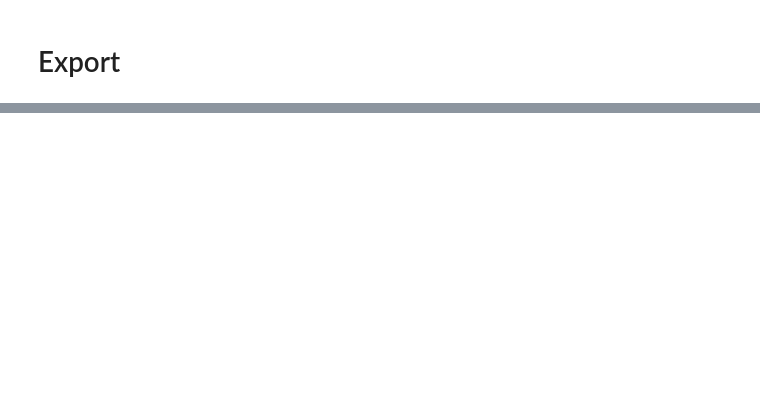
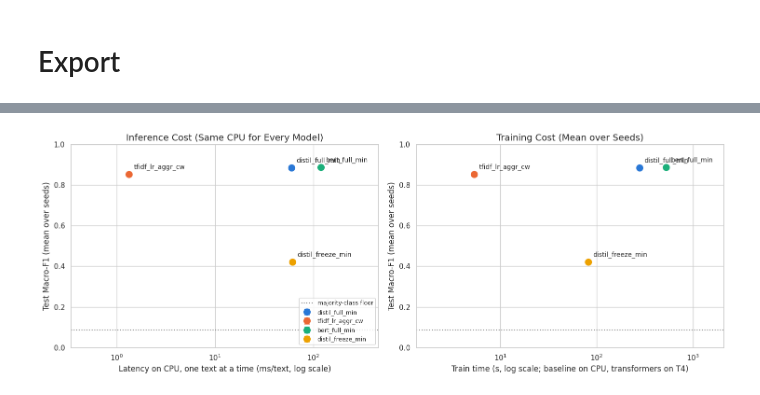
Before and after one commit to volethanhtrieu/DL_Assignment-02, a Jupyter notebook: notebooks/A2_emotion.ipynb, the cells around one changed output, grey strips where cells are left out. Saved outputs shown, nothing was run; the diff lists cells and outputs as text; code cells hidden in the pictures; blank space fills up the shorter version.

```diff
--- a/notebooks/A2_emotion.ipynb
+++ b/notebooks/A2_emotion.ipynb
@@ -1998,9 +2286,10 @@ split_stats.to_csv(os.path.join(RESULTS_DIR, "split_stats.csv"))
 with open(os.path.join(RESULTS_DIR, "hardware.json"), "w") as f:
     json.dump(hardware_info, f, indent=2)
 
-# Per-class val results of the main run of each model; the test tables come after model selection
-val_preds = {best_baseline: baseline_runs[best_baseline]["val_pred"], "distil_full_min": full_out["val_pred"],
-             "bert_full_min": bert_out["val_pred"]}
+# Per-class val results of the main run of each model and setup; the test tables come after model selection
+val_preds = {min_name: baseline_runs[min_name]["val_pred"], aggr_name: baseline_runs[aggr_name]["val_pred"],
+             "distil_full_min": full_out["val_pred"], "bert_full_min": bert_out["val_pred"],
+             "distil_freeze_min": freeze_out["val_pred"]}
 for run_name, pred in val_preds.items():
     per_class_table(y_val, pred).to_csv(os.path.join(RESULTS_DIR, f"per_class_val_{run_name}.csv"))
 
@@ -2044,0 +3050,72 @@ Zip: /content/drive/MyDrive/DL/A2/results_export.zip (0.80 MB)
+# %%
+# ============================================================
+# 34) Compute cost table and cost vs quality
+# ============================================================
+display(Markdown("## 34. Compute Cost Table"))
+
+res = pd.DataFrame(results)
+val_res = res[res["split"] == "val"]
+test_res = res[res["split"] == "test"].set_index("run")
+latency = latency_df.pivot(index="run", columns="device", values="median_ms")
+
+cost_rows = []
+for run_name in MAIN_TEST_RUNS:
+    main = val_res[val_res["run"] == run_name].iloc[0]
+    # Every seed of the same model and setup (the baseline has one run)
+    same = val_res[(val_res["model"] == main["model"]) & (val_res["text"] == main["text"])
+                   & (val_res["setup"] == main["setup"])]
+    test_f1 = test_res.loc[same["run"], "macro_f1"]
+    cost_rows.append({
+        "run": run_name, "model": main["model"], "setup": main["setup"], "seeds": len(same),
+        "total_params": main["total_params"], "trainable_params": main["trainable_params"], "size_mb": main["size_mb"],
+        "train hardware": main["hardware"],
+        "train_time_s mean": same["train_time_s"].mean(), "train_time_s std": same["train_time_s"].std(),
+        "infer device (batched)": "CPU" if run_name in baseline_runs else "GPU",
+        "infer_ms batched": infer_median[run_name],
+        "latency_ms CPU (1 text)": latency.loc[run_name, "CPU"],
+        "latency_ms GPU (1 text)": latency.loc[run_name, "GPU"] if "GPU" in latency.columns else np.nan,
+        "test acc mean": test_res.loc[same["run"], "acc"].mean(),
+        "test macro_f1 mean": test_f1.mean(), "test macro_f1 std": test_f1.std(),
+    })
+cost_table = pd.DataFrame(cost_rows).set_index("run")
+display(cost_table.round(4).astype(object).fillna("-"))
+
+# Each main run against the selected model: how much more (x > 1) or less (x < 1) it costs, and the F1 gap
+ratio_cols = ["trainable_params", "size_mb", "train_time_s mean", "infer_ms batched", "latency_ms CPU (1 text)"]
+for run_name in MAIN_TEST_RUNS:
+    if run_name == final_run:
+        continue
+    ratio = cost_table.loc[run_name, ratio_cols].astype(float) / cost_table.loc[final_run, ratio_cols].astype(float)
+    f1_gap = cost_table.loc[run_name, "test macro_f1 mean"] - cost_table.loc[final_run, "test macro_f1 mean"]
+    print(f"{run_name} / {final_run}: " + " | ".join(f"{col} x{value:,.2f}" for col, value in ratio.items())
+          + f" | test Macro-F1 {f1_gap:+.4f}")
+
+# Cost vs quality: x on a log scale because the costs differ by orders of magnitude
+RUN_COLORS = dict(zip(MAIN_TEST_RUNS, ["#2a78d6", "#eb6834", "#1baf7a", "#eda100"]))
+# DistilBERT and BERT have almost the same F1, so one name goes under its point and the other above it
+LABEL_OFFSETS = {run_name: (0, 14) for run_name in MAIN_TEST_RUNS}
+LABEL_OFFSETS[final_run] = (0, -24)
+panels = [("latency_ms CPU (1 text)", "Latency on CPU, one text at a time (ms/text, log scale)",
+           "Inference Cost (Same CPU for Every Model)"),
+          ("train_time_s mean", "Train time (s, log scale; baseline on CPU, transformers on T4)",
+           "Training Cost (Mean over Seeds)")]
+fig, axes = plt.subplots(1, 2, figsize=(15, 5.5))
+for ax, (col, xlabel, title) in zip(axes, panels):
+    for run_name, row in cost_table.iterrows():
+        std = 0 if pd.isna(row["test macro_f1 std"]) else row["test macro_f1 std"]
+        ax.errorbar(row[col], row["test macro_f1 mean"], yerr=std, fmt="o", ms=10, capsize=4,
+                    color=RUN_COLORS[run_name], label=run_name)
+        ax.annotate(run_name, (row[col], row["test macro_f1 mean"]), xytext=LABEL_OFFSETS[run_name],
+                    textcoords="offset points", ha="center", fontsize=10)
+    ax.axhline(majority_test["macro_f1"], ls=":", lw=1.5, color="gray", label="majority-class floor")
+    ax.set_xscale("log")
+    ax.margins(x=0.3)   # room for the run names next to the points
+    ax.set_ylim(0, 1)
+    ax.set_title(title, fontsize=14)
+    ax.set_xlabel(xlabel)
+    ax.set_ylabel("Test Macro-F1 (mean over seeds)")
+axes[0].legend(loc="lower right", fontsize=9)
+plt.tight_layout()
+plt.savefig(os.path.join(FIG_DIR, "a2_cost_vs_f1.png"), dpi=150)
+plt.show()
+# %% [output]
@@ -2044,0 +3132 @@ Zip: /content/drive/MyDrive/DL/A2/results_export.zip (0.80 MB)
+[figure, added]
```
Also changed, not shown: parts of 46 cells of this notebook.
